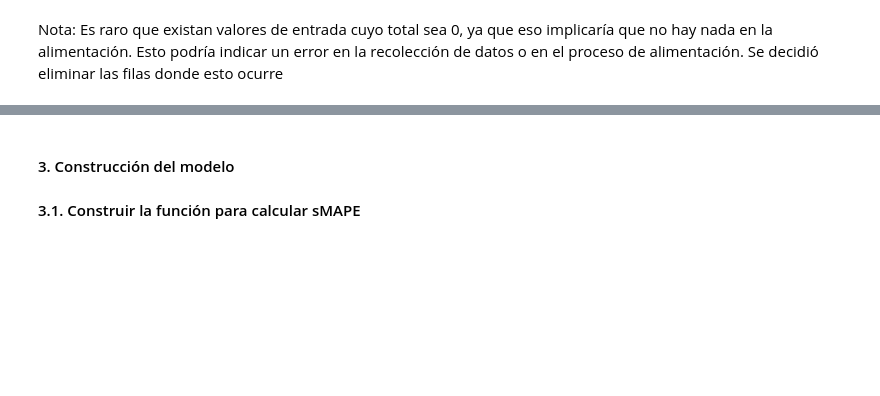
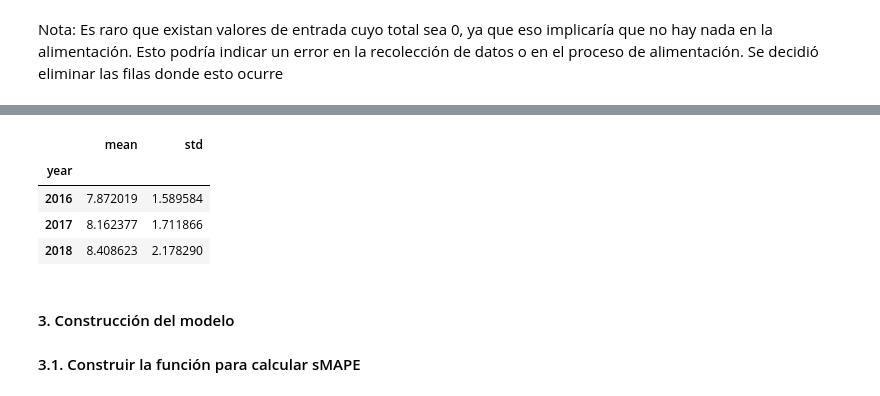
Before and after one commit to Fernandojbf123/proceso_de_extraccion_de_oro, a Jupyter notebook: main.ipynb, the cells around one changed output, grey strips where cells are left out. Cells and saved outputs as stored; diff of their text form; code cells hidden in the pictures; blank space fills up the shorter version.

```diff
--- a/main.ipynb
+++ b/main.ipynb
@@ -427,0 +457,10 @@ memory usage: 7.5 MB
+# %%
+training_data.groupby("year")[
+    "rougher.input.feed_au"
+].agg(["mean","std"])
+# %% [output]
+|  | mean | std |
+| year |  |  |
+| 2016 | 7.872019 | 1.589584 |
+| 2017 | 8.162377 | 1.711866 |
+| 2018 | 8.408623 | 2.178290 |
```
Also changed, not shown: parts of 46 cells of this notebook.
